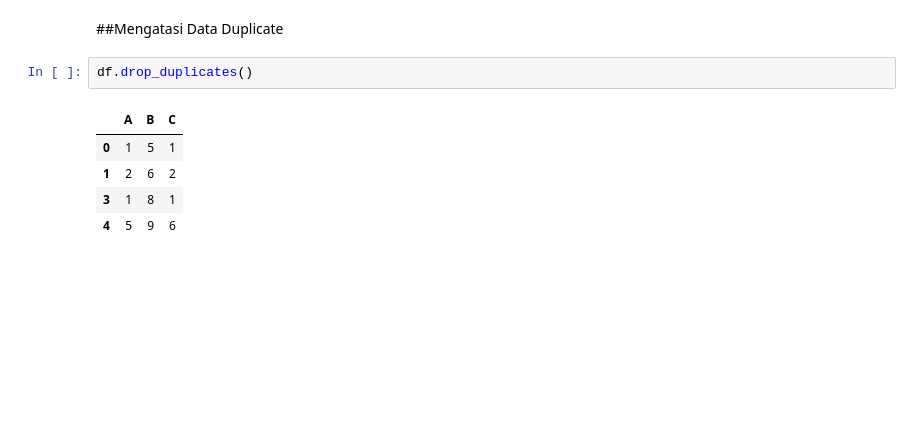
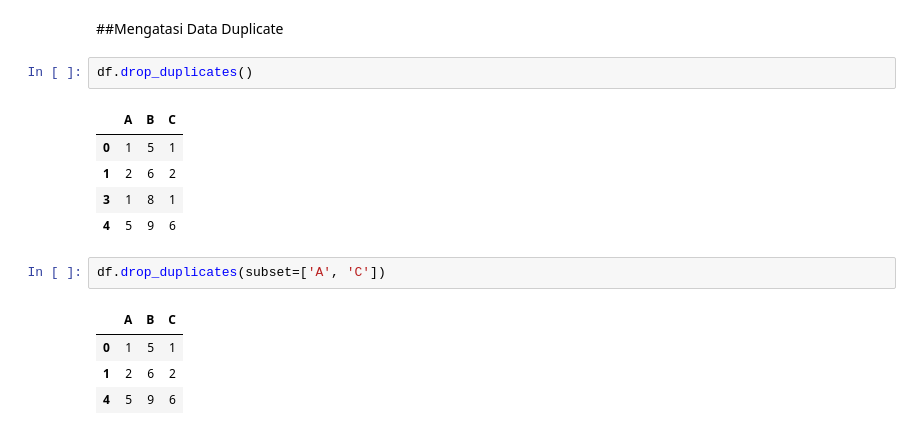
Before and after one commit to IdhamAbidinKaisilay/BelajarDataAnalyst, a Jupyter notebook: Data_Duplicate.ipynb, the cells around one changed output. Cells and saved outputs as stored; diff of their text form; blank space fills up the shorter version.

```diff
--- a/Data_Duplicate.ipynb
+++ b/Data_Duplicate.ipynb
@@ -38,3 +38,10 @@ df.drop_duplicates()
 | 1 | 2 | 6 | 2 |
 | 3 | 1 | 8 | 1 |
 | 4 | 5 | 9 | 6 |
+# %%
+df.drop_duplicates(subset=['A', 'C'])
+# %% [output]
+|  | A | B | C |
+| 0 | 1 | 5 | 1 |
+| 1 | 2 | 6 | 2 |
+| 4 | 5 | 9 | 6 |
```
Also changed, not shown: parts of 1 cell of this notebook.
